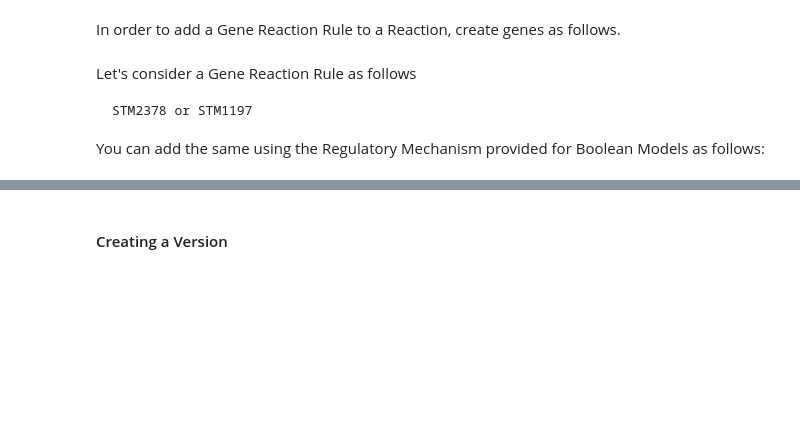
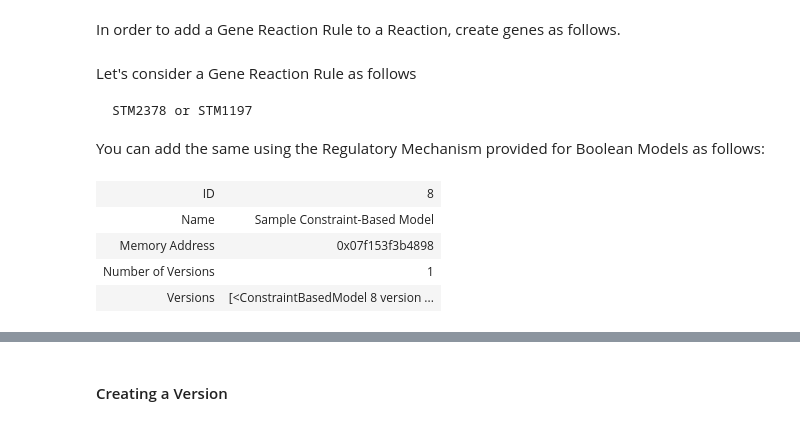
Before and after one commit to cellcollective/ccapi, a Jupyter notebook: docs/source/notebooks/examples/building-constraint-based-models.ipynb, the cells around one changed output, grey strips where cells are left out. Cells and saved outputs as stored; diff of their text form; code cells hidden in the pictures; blank space fills up the shorter version.

```diff
--- a/docs/source/notebooks/examples/building-constraint-based-models.ipynb
+++ b/docs/source/notebooks/examples/building-constraint-based-models.ipynb
@@ -204,0 +210,8 @@ reaction.add_regulators(
+# %%
+model.save3()
+# %% [output]
+| ID | 8 |
+| Name | Sample Constraint-Based Model |
+| Memory Address | 0x07f153f3b4898 |
+| Number of Versions | 1 |
+| Versions | [<ConstraintBasedModel 8 version ... |
```
Also changed, not shown: parts of 15 cells of this notebook, 1 other file.
